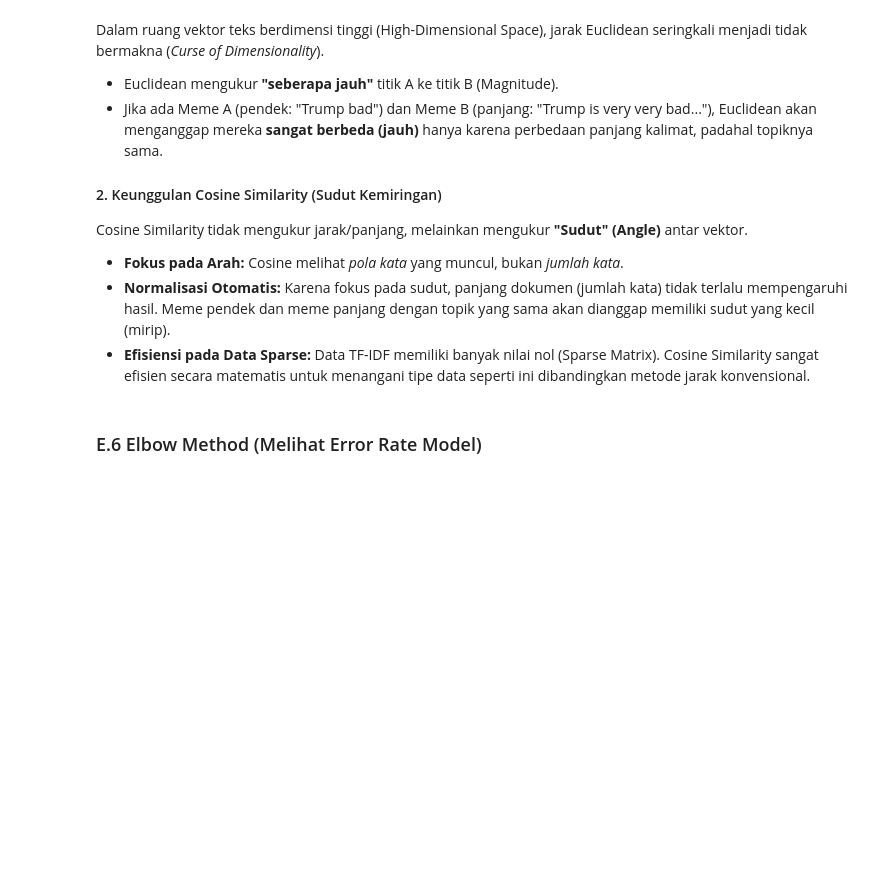
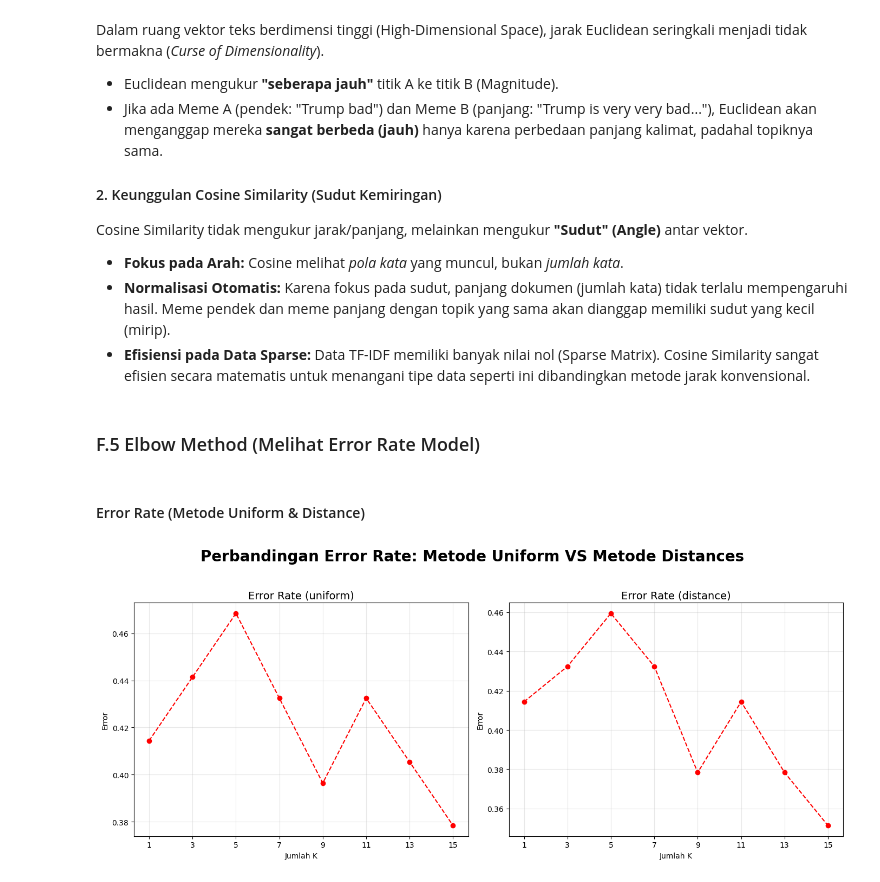
Before and after one commit to HablSank/1Day-1Dataset_MachineLearningProject, a Jupyter notebook: Day-23/K-Nearest Neighbors (Offensive Meme Prediction)/meme_offense.ipynb, the cells around one changed output. Cells and saved outputs as stored; diff of their text form; code cells hidden in the pictures; blank space fills up the shorter version.

```diff
--- a/Day-23/K-Nearest Neighbors (Offensive Meme Prediction)/meme_offense.ipynb
+++ b/Day-23/K-Nearest Neighbors (Offensive Meme Prediction)/meme_offense.ipynb
@@ -283,0 +268,5 @@ for i in range(N):
+# %%
+tfidf_engine = TFIDF_Manual()
+corpus, idf_dict, vocab, word_to_idx, X_matrix, X_matrix_norm = tfidf_engine.fit_transform(df_train['clean_sentence'])
+
+print("Shape X_matrix_norm:", X_matrix_norm.shape)
@@ -567,7 +630,6 @@ X_train, X_test, y_train, y_test = stratified_split(X_data, y_data)
 # %%
 class KNN:
-    def __init__(self, k, p, weights):
-        self.P = p
+    def __init__(self, k, weights):
         self.K = k
         self.Weights = weights
 
@@ -585,8 +647,6 @@ class KNN:
         # Operasi Dot Product Matrix
         # x1: (N_train, D), x2: (D,) -> result: (N_train,)
         dot_products = np.dot(x1, x2)
-
-        # Jarak Cosine (Semakin kecil semakin mirip)
         return 1 - dot_products
 
     def predict(self, X):
@@ -621,9 +681,7 @@ best_params = {}
 
 for k in [3, 5, 7, 9, 11, 13, 15]:
     for w in ['uniform', 'distance']:
-
-        # P = 2 dummy biar __init__ gak error
-        model = KNN(k=k, p=2, weights=w)
+        model = KNN(k=k, weights=w)
         model.fit(X_train.values, y_train.values)
         pred = model.predict(X_test.values)
         acc = np.mean(pred == y_test.values)
@@ -662,9 +720,7 @@ best_params = {}
 
 for k in [3, 5, 7, 9, 11, 13, 15]:
     for w in ['uniform', 'distance']:
-
-        # P = 2 dummy biar __init__ gak error
-        model = KNN(k=k, p=2, weights=w)
+        model = KNN(k=k, weights=w)
         model.fit(X_train.values, y_train.values)
         pred = model.predict(X_train.values)
         acc = np.mean(pred == y_train.values)
@@ -717,4 +773,33 @@ Cosine Similarity tidak mengukur jarak/panjang, melainkan mengukur **"Sudut" (An
 * **Normalisasi Otomatis:** Karena fokus pada sudut, panjang dokumen (jumlah kata) tidak terlalu mempengaruhi hasil. Meme pendek dan meme panjang dengan topik yang sama akan dianggap memiliki sudut yang kecil (mirip).
 * **Efisiensi pada Data Sparse:** Data TF-IDF memiliki banyak nilai nol (Sparse Matrix). Cosine Similarity sangat efisien secara matematis untuk menangani tipe data seperti ini dibandingkan metode jarak konvensional.
 # %% [markdown]
-### E.6 Elbow Method (Melihat Error Rate Model)
+### F.5 Elbow Method (Melihat Error Rate Model)
+# %% [markdown]
+#### Error Rate (Metode Uniform & Distance)
+# %%
+weights = ['uniform', 'distance']
+range_k = [1, 3, 5, 7, 9, 11, 13, 15]
+
+fig, axes = plt.subplots(1, 2, figsize=(14, 6))
+
+for i, w in enumerate(weights):
+    errors = []
+    for k in range_k:
+        model = KNN(k=k, weights=w)
+        model.fit(X_train.values, y_train.values)
+        pred = model.predict(X_test.values)
+        error = np.mean(pred != y_test.values)
+        errors.append(error)
+
+    axes[i].plot(range_k, errors, marker='o', linestyle='--', color='red')
+    axes[i].set_title(f"Error Rate ({w})", fontsize=14)
+    axes[i].set_xlabel("Jumlah K")
+    axes[i].set_ylabel("Error")
+    axes[i].set_xticks(range_k)
+    axes[i].grid(True, alpha=0.3)
+
+plt.suptitle("Perbandingan Error Rate: Metode Uniform VS Metode Distances", fontsize=20, fontweight='bold')
+plt.tight_layout(rect=[0, 0, 1, 0.95])
+plt.show()
+# %% [output]
+[figure, added]
```
Also changed, not shown: parts of 61 cells of this notebook.
